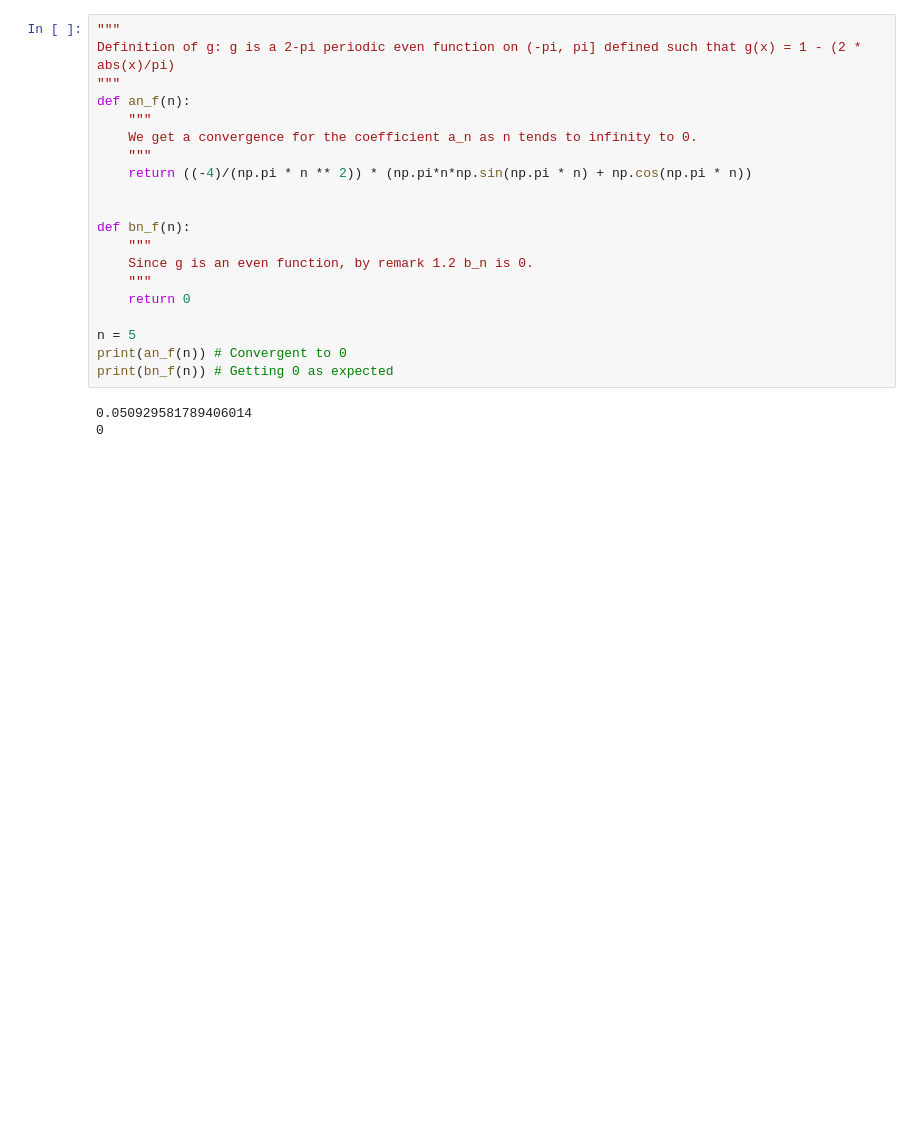
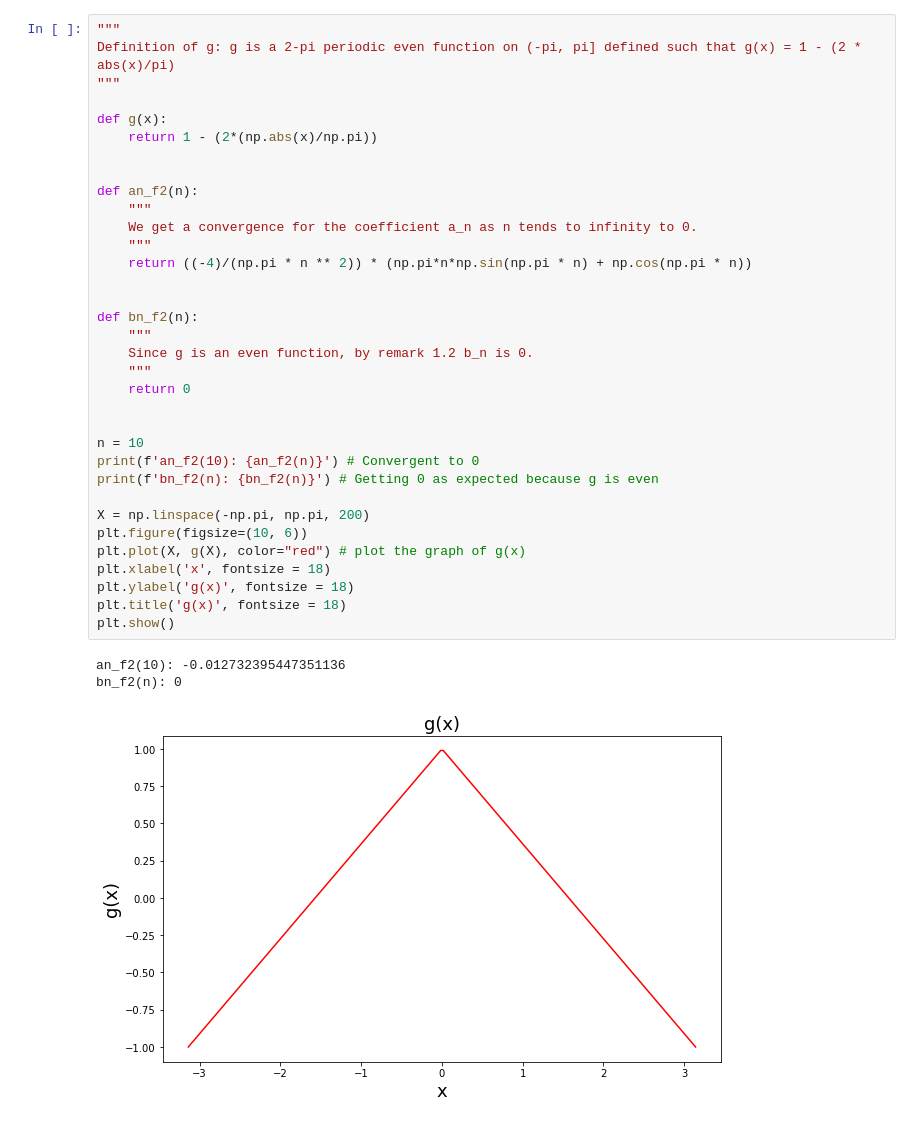
Before and after one commit to Kev1MSL/MAA-106-Project, a Jupyter notebook: Project_Li_Messali.ipynb, the cells around one changed output. Cells and saved outputs as stored; diff of their text form; blank space fills up the shorter version.

```diff
--- a/Project_Li_Messali.ipynb
+++ b/Project_Li_Messali.ipynb
@@ -39,24 +56,39 @@ print(bn_f(n))  # Getting 0 as expected
 # %%
 """
 Definition of g: g is a 2-pi periodic even function on (-pi, pi] defined such that g(x) = 1 - (2 * abs(x)/pi)
 """
-def an_f(n):
+
+def g(x):
+    return 1 - (2*(np.abs(x)/np.pi))
+
+
+def an_f2(n):
     """
     We get a convergence for the coefficient a_n as n tends to infinity to 0.
     """
     return ((-4)/(np.pi * n ** 2)) * (np.pi*n*np.sin(np.pi * n) + np.cos(np.pi * n))
 
 
-def bn_f(n):
+def bn_f2(n):
     """
     Since g is an even function, by remark 1.2 b_n is 0.
     """
     return 0
 
-n = 5
-print(an_f(n)) # Convergent to 0
-print(bn_f(n)) # Getting 0 as expected
+
+n = 10
+print(f'an_f2(10): {an_f2(n)}') # Convergent to 0
+print(f'bn_f2(n): {bn_f2(n)}') # Getting 0 as expected because g is even
+
+X = np.linspace(-np.pi, np.pi, 200)
+plt.figure(figsize=(10, 6))
+plt.plot(X, g(X), color="red") # plot the graph of g(x)
+plt.xlabel('x', fontsize = 18)
+plt.ylabel('g(x)', fontsize = 18)
+plt.title('g(x)', fontsize = 18)
+plt.show()
 # %% [output]
-0.050929581789406014
-0
+an_f2(10): -0.012732395447351136
+bn_f2(n): 0
+[figure, added]
 # %%
```
Also changed, not shown: parts of 5 cells of this notebook.
